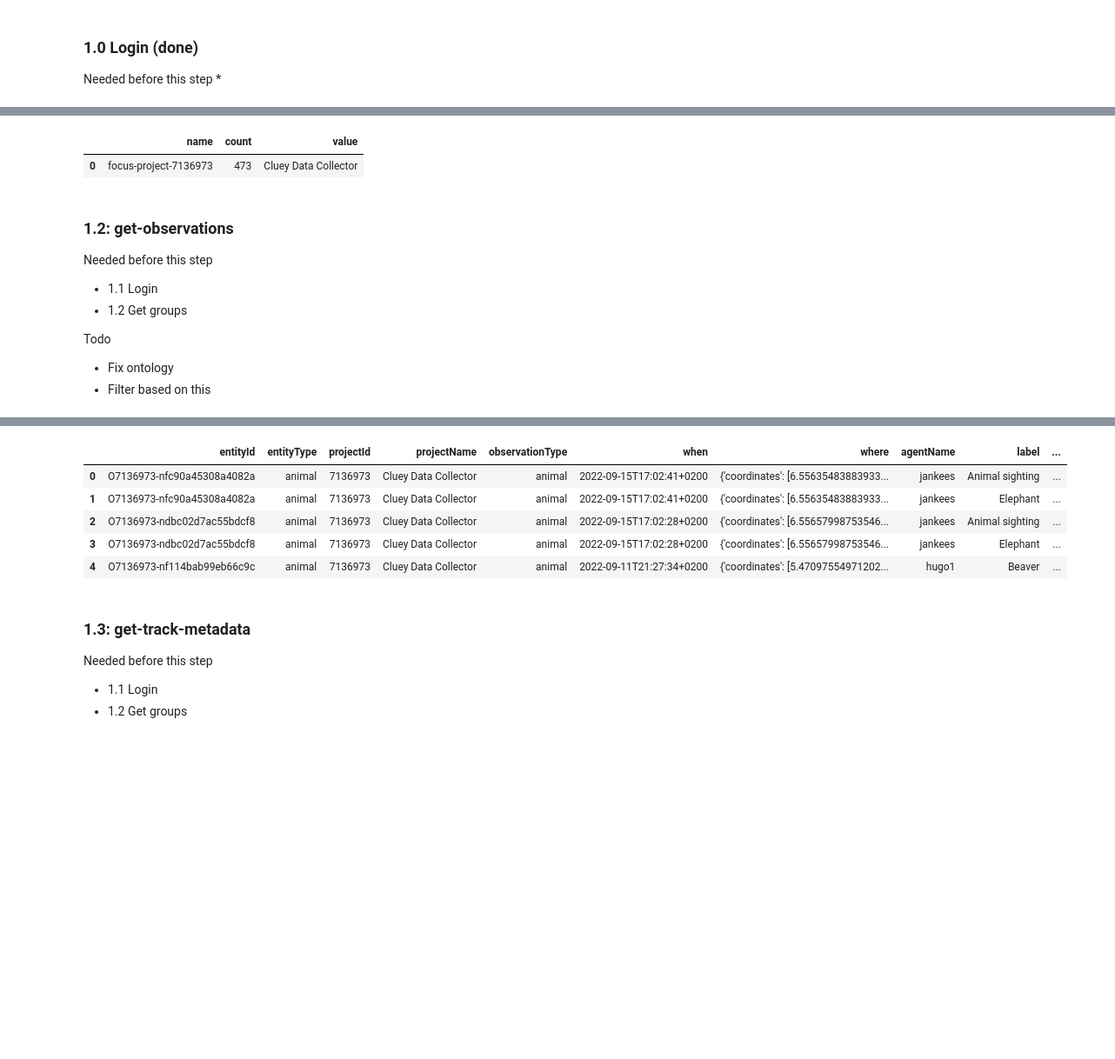
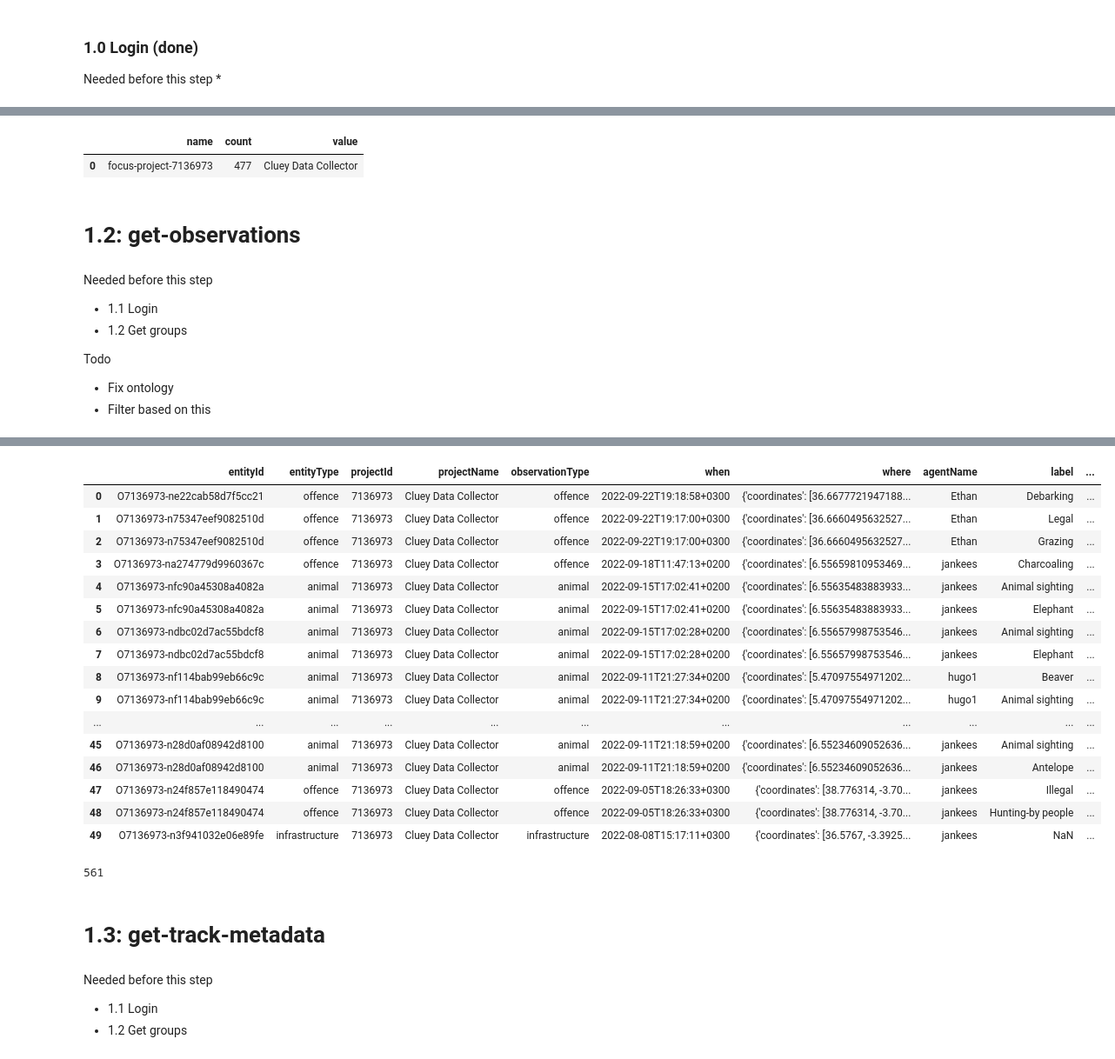
Before and after one commit to SensingClues/wildcat-api-python, a Jupyter notebook: demo_notebook.ipynb, the cells around one changed output, grey strips where cells are left out. Shown at 87% size. Cells and saved outputs as stored; diff of their text form; code cells hidden in the pictures; blank space fills up the shorter version.

```diff
--- a/demo_notebook.ipynb
+++ b/demo_notebook.ipynb
@@ -53,7 +55,7 @@ Needed before this step
 *
 # %%
 username = "jobvancreij"
-password = ""
+password = "@"
 # %%
 #store this api_call object
 #This is needed for future calls
@@ -72,11 +76,12 @@ req to https://focus.sensingclues.org/api/search/all/facets success
 info.head()
 # %% [output]
 |  | name | count | value |
-| 0 | focus-project-7136973 | 473 | Cluey Data Collector |
+| 0 | focus-project-7136973 | 477 | Cluey Data Collector |
 # %%
 groups = "focus-project-7136973"
+# %% [markdown]
+# 1.2: get-observations
 # %% [markdown]
-### 1.2: get-observations
 Needed before this step
 * 1.1 Login
 * 1.2 Get groups
@@ -85,7 +90,7 @@ Todo
 - Fix ontology
 - Filter based on this
 # %%
-observations = api_call.observation_extractor(groups=groups)
+observations = api_call.observation_extractor(groups=groups, operator = ["intersects"])
 # %% [output]
 {'filters': {'geoQuery': {'mapBounds': {'north': 90, 'east': 180, 'west': -179, 'south': -89}}, 'dateTimeRange': {'from': '1900-01-01T00:00:00-00:00', 'to': '9999-12-31T23:59:59-00:00'}, 'entities': [ ...
 req to https://focus.sensingclues.org/api/search/all/results success
@@ -105,16 +110,32 @@ req to https://focus.sensingclues.org/api/search/all/results success
 {'filters': {'geoQuery': {'mapBounds': {'north': 90, 'east': 180, 'west': -179, 'south': -89}}, 'dateTimeRange': {'from': '1900-01-01T00:00:00-00:00', 'to': '9999-12-31T23:59:59-00:00'}, 'entities': [ ...
 req to https://focus.sensingclues.org/api/search/all/results success
 # %%
-observations.head()
+observations.head(50)
 # %% [output]
 |  | entityId | entityType | projectId | projectName | observationType | when | where | agentName | label | ... |
-| 0 | O7136973-nfc90a45308a4082a | animal | 7136973 | Cluey Data Collector | animal | 2022-09-15T17:02:41+0200 | {'coordinates': [6.55635483883933... | jankees | Animal sighting | ... |
-| 1 | O7136973-nfc90a45308a4082a | animal | 7136973 | Cluey Data Collector | animal | 2022-09-15T17:02:41+0200 | {'coordinates': [6.55635483883933... | jankees | Elephant | ... |
-| 2 | O7136973-ndbc02d7ac55bdcf8 | animal | 7136973 | Cluey Data Collector | animal | 2022-09-15T17:02:28+0200 | {'coordinates': [6.55657998753546... | jankees | Animal sighting | ... |
-| 3 | O7136973-ndbc02d7ac55bdcf8 | animal | 7136973 | Cluey Data Collector | animal | 2022-09-15T17:02:28+0200 | {'coordinates': [6.55657998753546... | jankees | Elephant | ... |
-| 4 | O7136973-nf114bab99eb66c9c | animal | 7136973 | Cluey Data Collector | animal | 2022-09-11T21:27:34+0200 | {'coordinates': [5.47097554971202... | hugo1 | Beaver | ... |
+| 0 | O7136973-ne22cab58d7f5cc21 | offence | 7136973 | Cluey Data Collector | offence | 2022-09-22T19:18:58+0300 | {'coordinates': [36.6677721947188... | Ethan | Debarking | ... |
+| 1 | O7136973-n75347eef9082510d | offence | 7136973 | Cluey Data Collector | offence | 2022-09-22T19:17:00+0300 | {'coordinates': [36.6660495632527... | Ethan | Legal | ... |
+| 2 | O7136973-n75347eef9082510d | offence | 7136973 | Cluey Data Collector | offence | 2022-09-22T19:17:00+0300 | {'coordinates': [36.6660495632527... | Ethan | Grazing | ... |
+| 3 | O7136973-na274779d9960367c | offence | 7136973 | Cluey Data Collector | offence | 2022-09-18T11:47:13+0200 | {'coordinates': [6.55659810953469... | jankees | Charcoaling | ... |
+| 4 | O7136973-nfc90a45308a4082a | animal | 7136973 | Cluey Data Collector | animal | 2022-09-15T17:02:41+0200 | {'coordinates': [6.55635483883933... | jankees | Animal sighting | ... |
+| 5 | O7136973-nfc90a45308a4082a | animal | 7136973 | Cluey Data Collector | animal | 2022-09-15T17:02:41+0200 | {'coordinates': [6.55635483883933... | jankees | Elephant | ... |
+| 6 | O7136973-ndbc02d7ac55bdcf8 | animal | 7136973 | Cluey Data Collector | animal | 2022-09-15T17:02:28+0200 | {'coordinates': [6.55657998753546... | jankees | Animal sighting | ... |
+| 7 | O7136973-ndbc02d7ac55bdcf8 | animal | 7136973 | Cluey Data Collector | animal | 2022-09-15T17:02:28+0200 | {'coordinates': [6.55657998753546... | jankees | Elephant | ... |
+| 8 | O7136973-nf114bab99eb66c9c | animal | 7136973 | Cluey Data Collector | animal | 2022-09-11T21:27:34+0200 | {'coordinates': [5.47097554971202... | hugo1 | Beaver | ... |
+| 9 | O7136973-nf114bab99eb66c9c | animal | 7136973 | Cluey Data Collector | animal | 2022-09-11T21:27:34+0200 | {'coordinates': [5.47097554971202... | hugo1 | Animal sighting | ... |
+| ... | ... | ... | ... | ... | ... | ... | ... | ... | ... | ... |
+| 45 | O7136973-n28d0af08942d8100 | animal | 7136973 | Cluey Data Collector | animal | 2022-09-11T21:18:59+0200 | {'coordinates': [6.55234609052636... | jankees | Animal sighting | ... |
+| 46 | O7136973-n28d0af08942d8100 | animal | 7136973 | Cluey Data Collector | animal | 2022-09-11T21:18:59+0200 | {'coordinates': [6.55234609052636... | jankees | Antelope | ... |
+| 47 | O7136973-n24f857e118490474 | offence | 7136973 | Cluey Data Collector | offence | 2022-09-05T18:26:33+0300 | {'coordinates': [38.776314, -3.70... | jankees | Illegal | ... |
+| 48 | O7136973-n24f857e118490474 | offence | 7136973 | Cluey Data Collector | offence | 2022-09-05T18:26:33+0300 | {'coordinates': [38.776314, -3.70... | jankees | Hunting-by people | ... |
+| 49 | O7136973-n3f941032e06e89fe | infrastructure | 7136973 | Cluey Data Collector | infrastructure | 2022-08-08T15:17:11+0300 | {'coordinates': [36.5767, -3.3925... | jankees | NaN | ... |
+# %%
+len(observations)
+# %% [output]
+561
+# %% [markdown]
+# 1.3: get-track-metadata
 # %% [markdown]
-### 1.3: get-track-metadata
 Needed before this step
 * 1.1 Login
 * 1.2 Get groups
```
Also changed, not shown: parts of 15 cells of this notebook, 9 other files.
